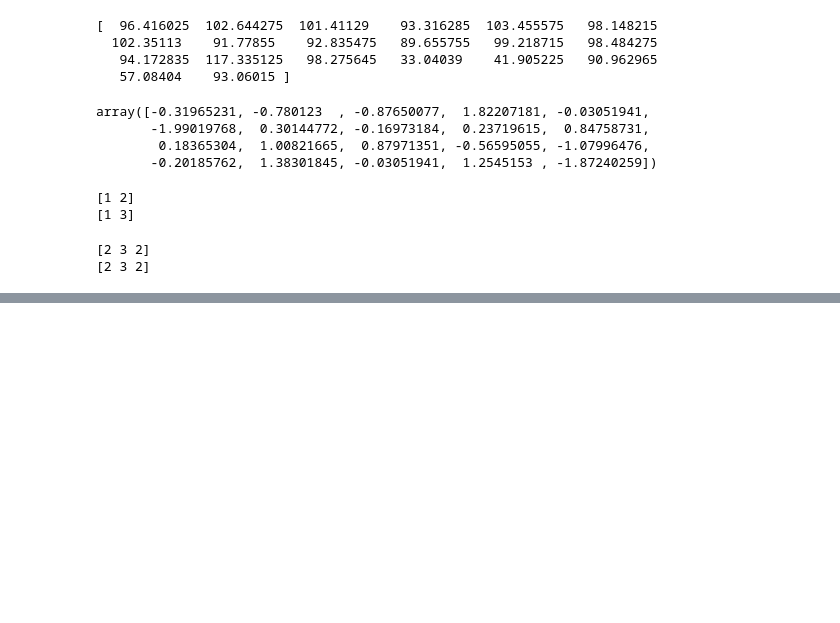
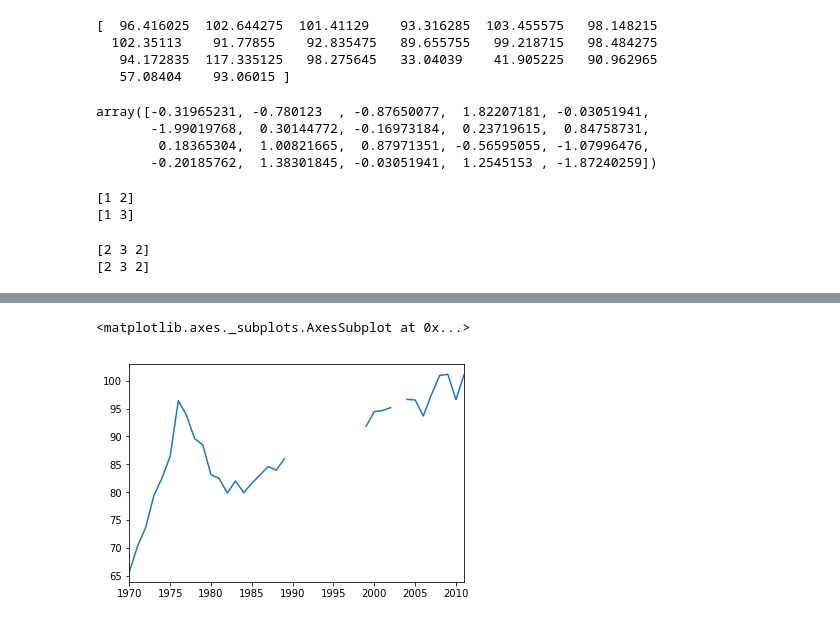
Before and after one commit to jessharrison/udacity_data_sci_2, a Jupyter notebook: lesson_2.ipynb, the cells around one changed output, grey strips where cells are left out. Drawn from its saved outputs; the diff is of its cells as text; code cells hidden in the pictures; blank space fills up the shorter version.

```diff
--- a/lesson_2.ipynb
+++ b/lesson_2.ipynb
@@ -441,0 +985,5 @@ days_to_cancel = np.array([
+# %%
+male_completion_pan.plot()
+# %% [output]
+<matplotlib.axes._subplots.AxesSubplot at 0x...>
+[figure, added]
```
Also changed, not shown: parts of 51 cells of this notebook.
